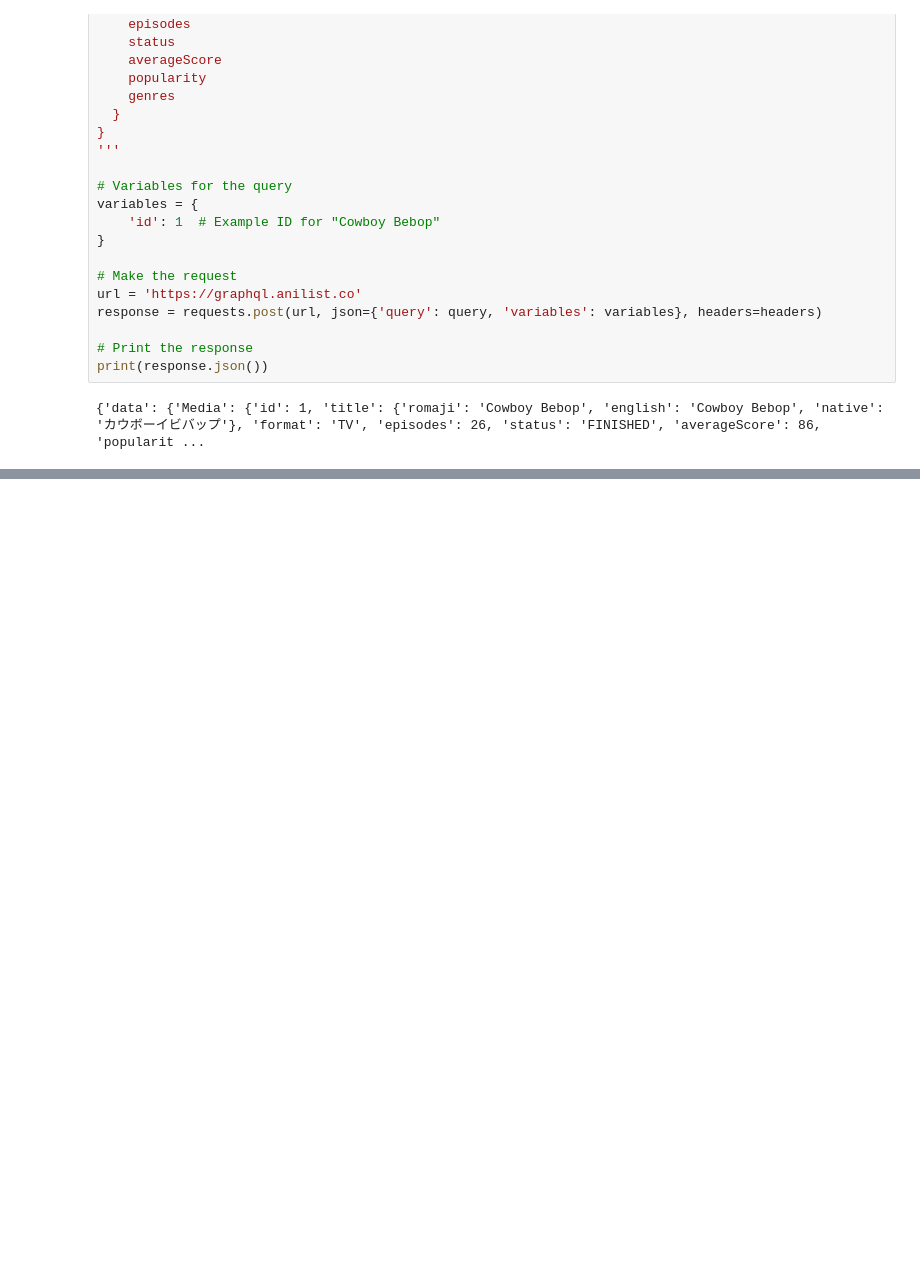
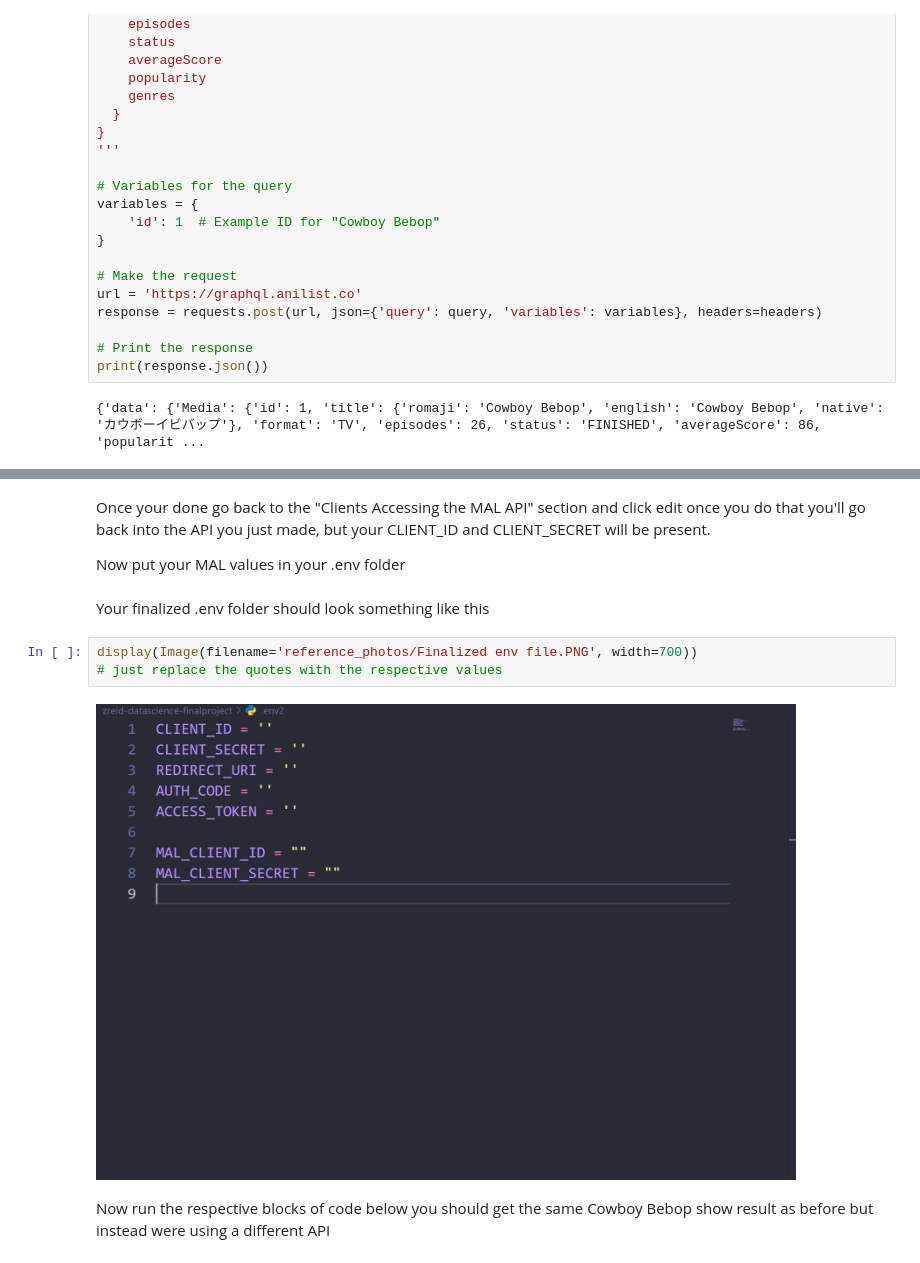
Before and after one commit to ZReidPie/zreid-datascience-finalproject, a Jupyter notebook: code.ipynb, the cells around one changed output, grey strips where cells are left out. Saved outputs shown, nothing was run; the diff lists cells and outputs as text; blank space fills up the shorter version.

```diff
--- a/code.ipynb
+++ b/code.ipynb
@@ -154,0 +176,15 @@ Time for MyAnimeList (MAL)
+# %% [markdown]
+Once your done go back to the "Clients Accessing the MAL API" section and
+click edit once you do that you'll go back into the API you just made, but your CLIENT_ID and CLIENT_SECRET will be present.
+
+Now put your MAL values in your .env folder
+# %% [markdown]
+Your finalized .env folder should look something like this
+# %%
+display(Image(filename='reference_photos/Finalized env file.PNG', width=700))
+# just replace the quotes with the respective values
+# %% [output]
+[figure, added]
+# %% [markdown]
+Now run the respective blocks of code below you should get the same Cowboy Bebop show result as before
+but instead were using a different API
```
Also changed, not shown: parts of 8 cells of this notebook, 2 other files.
